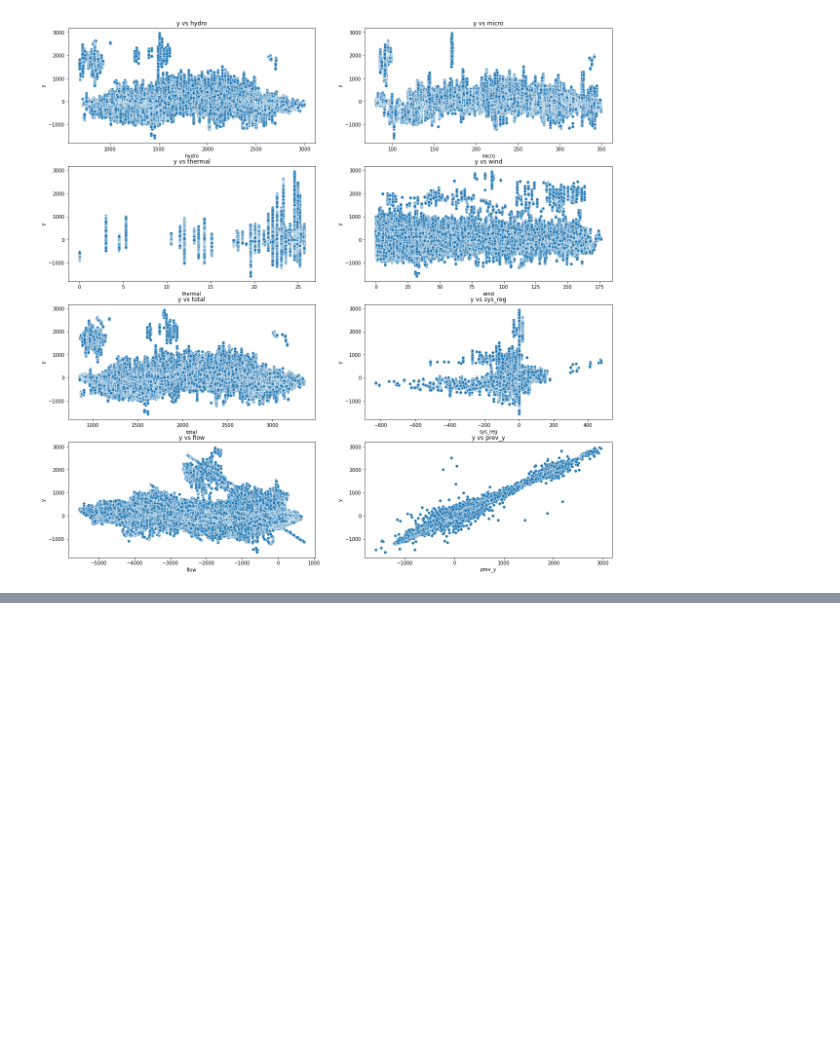
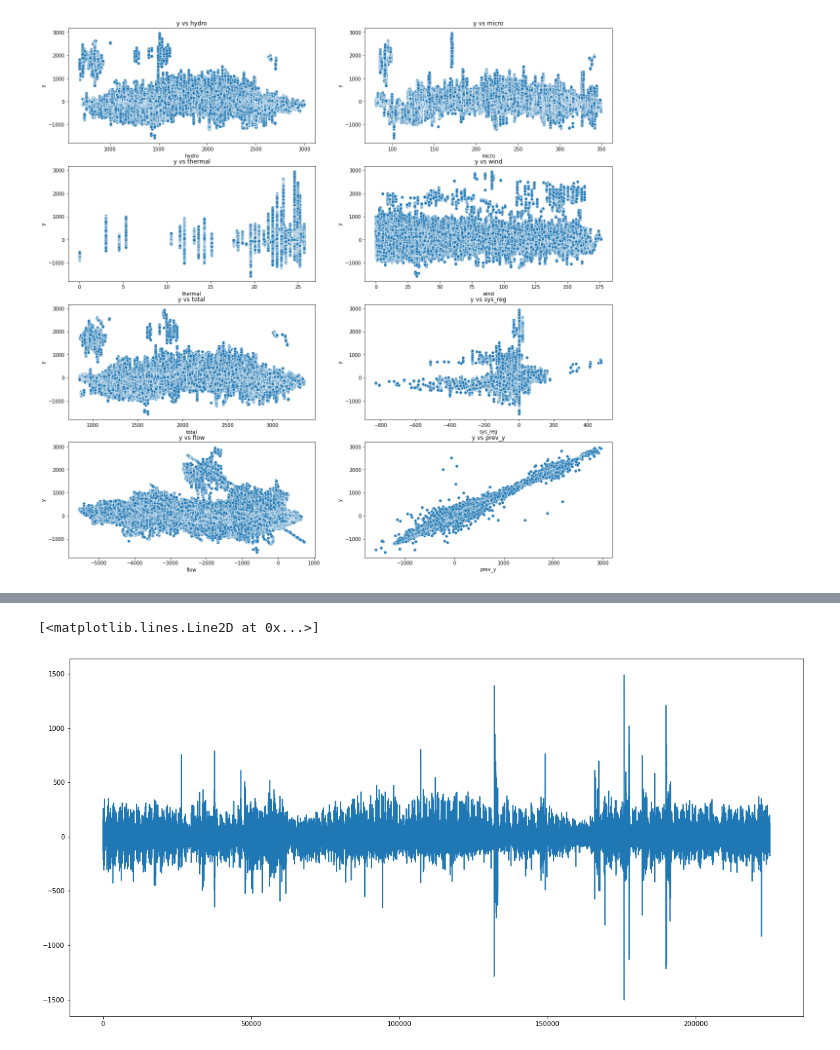
Before and after one commit to BollaBerg/IT3030-Deep-learning, a Jupyter notebook: Project 3 - Imbalance forecasting/exploration/data_exploration.ipynb, the cells around one changed output, grey strips where cells are left out. Saved outputs shown, nothing was run; the diff lists cells and outputs as text; code cells hidden in the pictures; blank space fills up the shorter version.

```diff
--- a/Project 3 - Imbalance forecasting/exploration/data_exploration.ipynb
+++ b/Project 3 - Imbalance forecasting/exploration/data_exploration.ipynb
@@ -180,0 +210,5 @@ for i, col in enumerate(train_data.drop(["y", "river", "start_time"], axis=1).co
+# %%
+plt.plot(train_data["y"] - interpolation)
+# %% [output]
+[<matplotlib.lines.Line2D at 0x...>]
+[figure, added]
```
Also changed, not shown: parts of 5 cells of this notebook.
